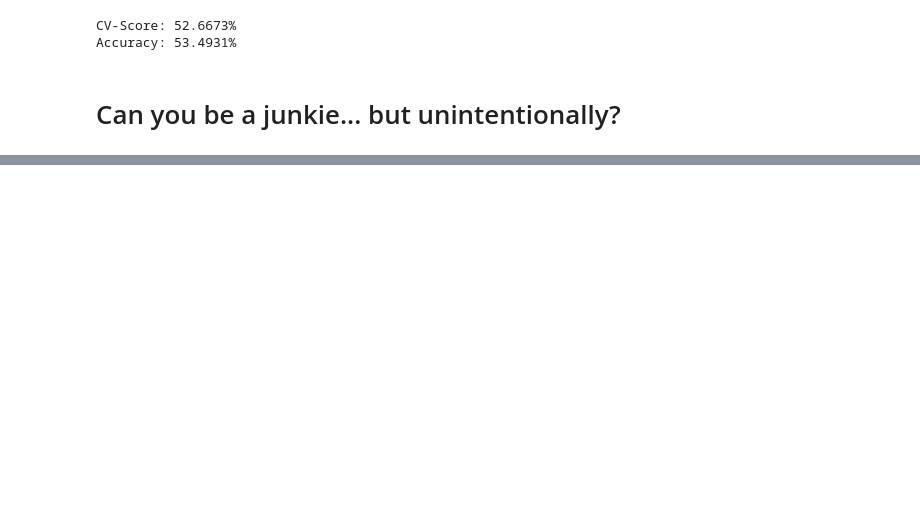
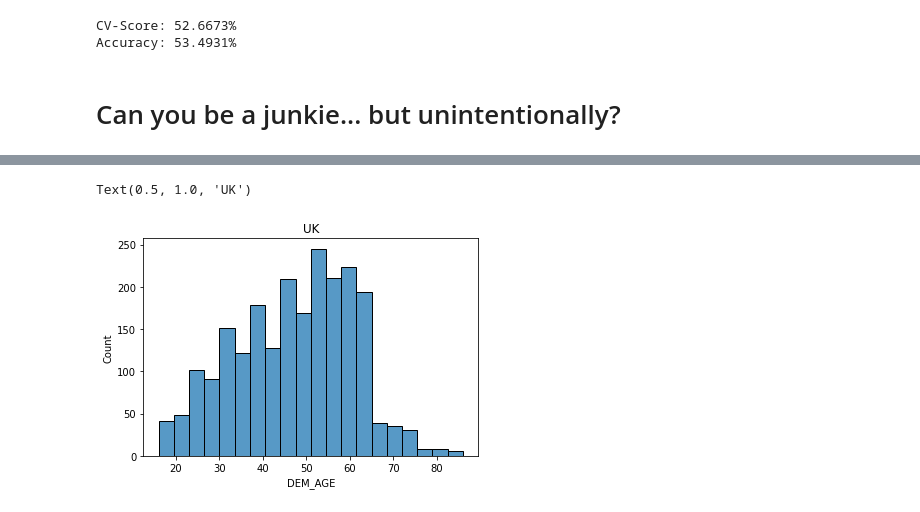
Before and after one commit to percy-xu/DataFest, a Jupyter notebook: notebook.ipynb, the cells around one changed output, grey strips where cells are left out. Saved outputs shown, nothing was run; the diff lists cells and outputs as text; code cells hidden in the pictures; blank space fills up the shorter version.

```diff
--- a/notebook.ipynb
+++ b/notebook.ipynb
@@ -155,0 +154,6 @@ px.histogram(df_nmu_de, x='DEM_AGE', nbins=20, title='GERMANY')
+# %%
+df_nmu_uk = filter_nmu(df_uk, 'uk')
+sns.histplot(df_nmu_uk, x='DEM_AGE', bins=20).set_title('UK')
+# %% [output]
+Text(0.5, 1.0, 'UK')
+[figure, added]
```
Also changed, not shown: parts of 10 cells of this notebook.
